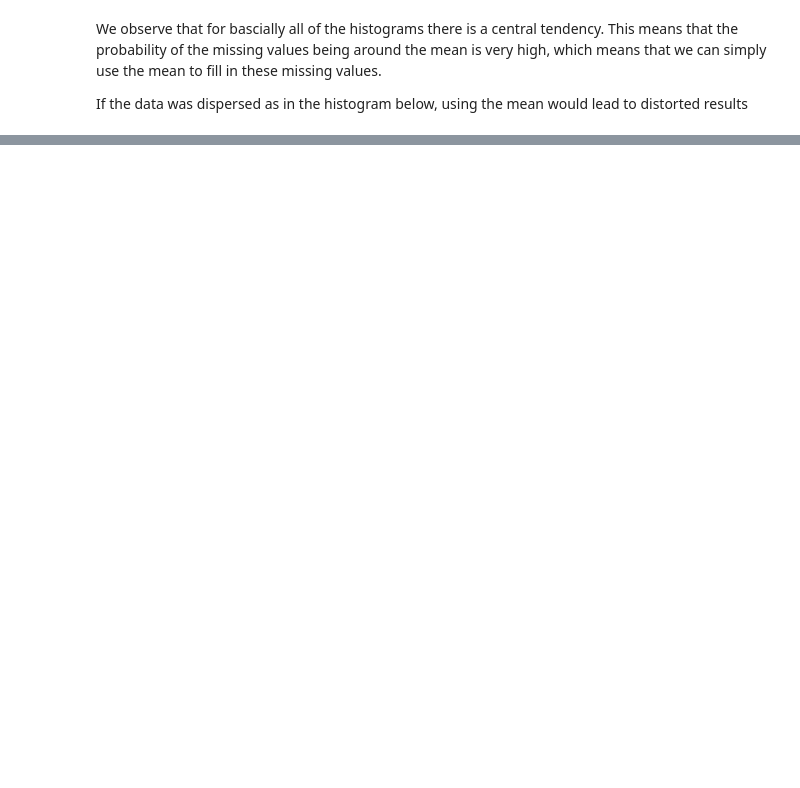
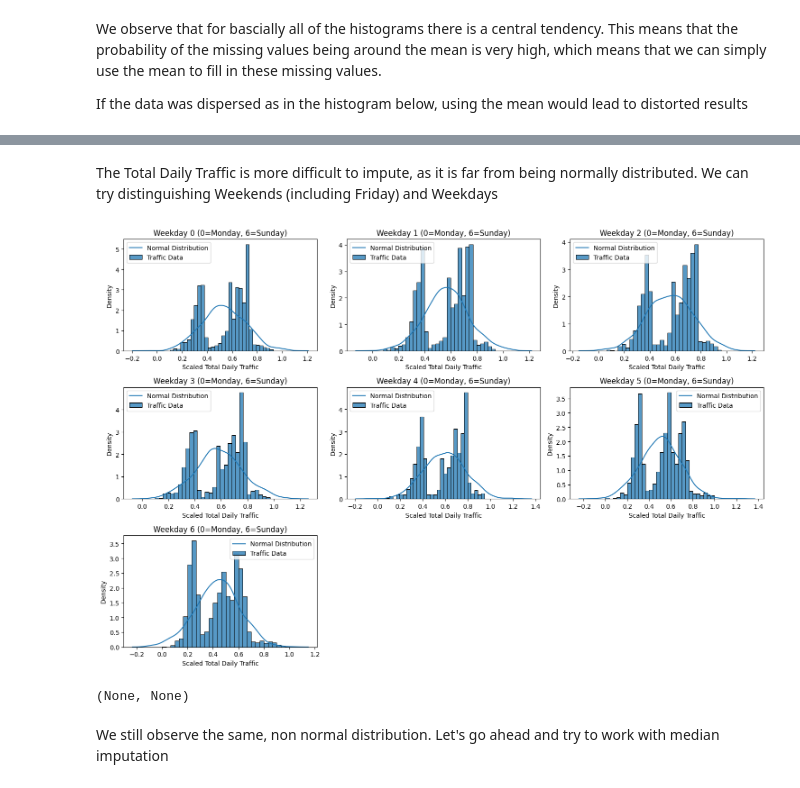
Before and after one commit to ninocaduff/DSF-Project, a Jupyter notebook: jupyter/missingvalues.ipynb, the cells around one changed output, grey strips where cells are left out. Drawn from its saved outputs; the diff is of its cells as text; code cells hidden in the pictures; blank space fills up the shorter version.

```diff
--- a/jupyter/missingvalues.ipynb
+++ b/jupyter/missingvalues.ipynb
@@ -144,0 +275,33 @@ Name: count, Length: 5467, dtype: int64
+# %% [markdown]
+The Total Daily Traffic is more difficult to impute, as it is far from being normally distributed. We can try distinguishing Weekends (including Friday) and Weekdays
+# %%
+import seaborn as sns
+from scipy.stats import norm
+
+# Rescaling 'TotalDailyTraffic' using min-max normalization
+traffic_min = df['TotalDailyTraffic'].min()
+traffic_max = df['TotalDailyTraffic'].max()
+df['ScaledTraffic'] = (df['TotalDailyTraffic'] - traffic_min) / (traffic_max - traffic_min)
+
+# Plotting distributions for each day of the week using 'Weekday_X' columns
+plt.figure(figsize=(15, 10))
+
+for i in range(7):
+    plt.subplot(3, 3, i+1)
+    # Filtering data for each weekday
+    weekday_data = df[df[f'Weekday_{i}'] == 1]['ScaledTraffic']
+
+    sns.histplot(weekday_data, kde=False, stat="density", bins=30, label="Traffic Data")
+    sns.kdeplot(np.random.normal(weekday_data.mean(), weekday_data.std(), 1000), label="Normal Distribution")
+    plt.title(f'Weekday {i} (0=Monday, 6=Sunday)')
+    plt.xlabel('Scaled Total Daily Traffic')
+    plt.ylabel('Density')
+    plt.legend()
+
+plt.tight_layout()
+plt.show(), df.drop(columns='ScaledTraffic', inplace=True)
+# %% [output]
+[figure, added]
+(None, None)
+# %% [markdown]
+We still observe the same, non normal distribution. Let's go ahead and try to work with median imputation
```
Also changed, not shown: parts of 21 cells of this notebook.
